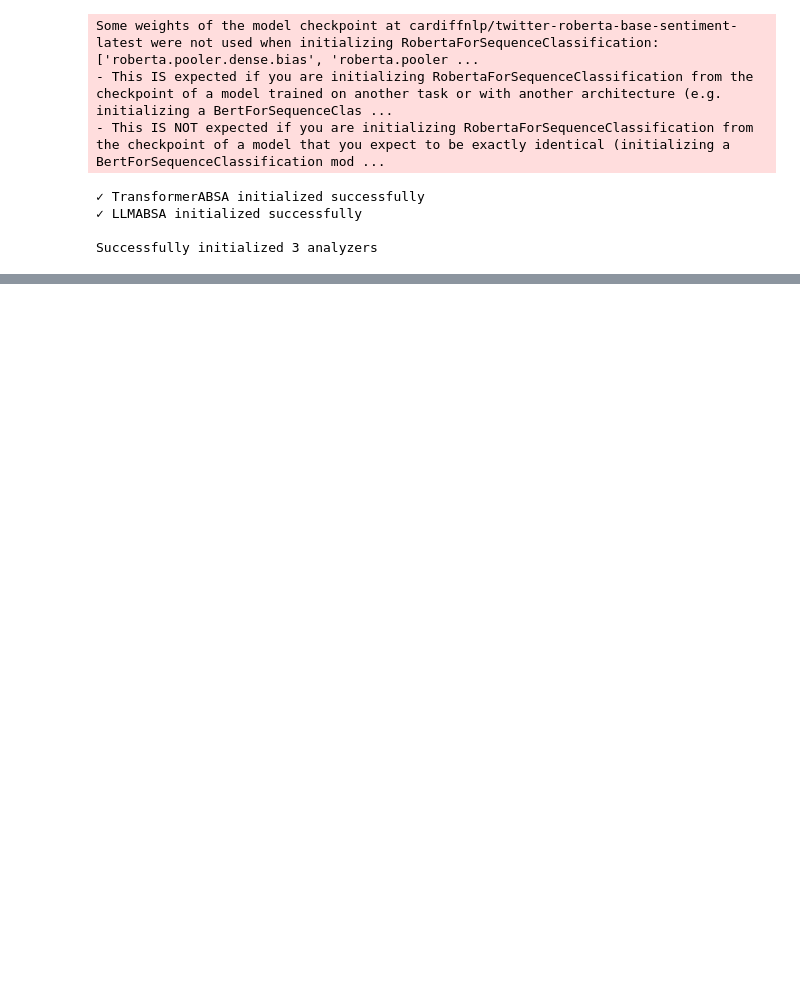
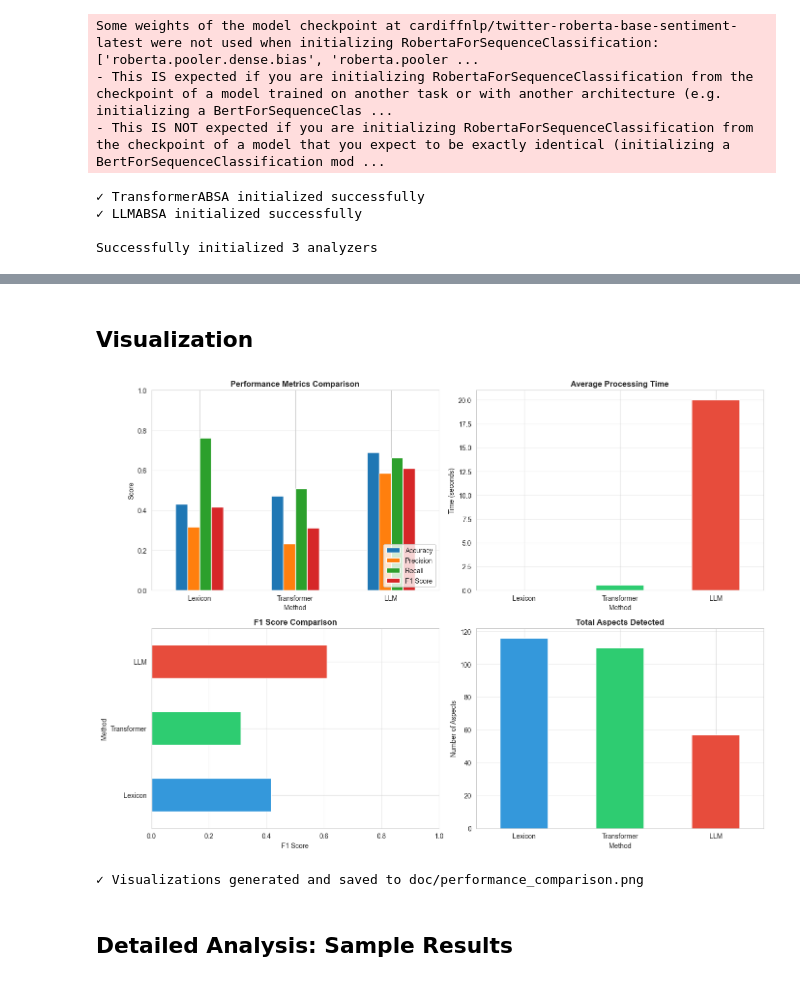
Before and after one commit to wjojf/dataAI6-LLM-project, a Jupyter notebook: notebooks/exploration.ipynb, the cells around one changed output, grey strips where cells are left out. Saved outputs shown, nothing was run; the diff lists cells and outputs as text; code cells hidden in the pictures; blank space fills up the shorter version.

```diff
--- a/notebooks/exploration.ipynb
+++ b/notebooks/exploration.ipynb
@@ -40,9 +96,9 @@ Let's initialize all three ABSA implementations:
 # %%
 analyzers = {}
-results = {}
 
-print("Initializing analyzers...")
+print("Initializing analyzers...\n")
 
+# Lexicon-based ABSA
 try:
     lexicon_analyzer = LexiconABSA()
     analyzers['Lexicon'] = lexicon_analyzer
@@ -50,6 +106,7 @@ try:
 except Exception as e:
     print(f"✗ LexiconABSA failed to initialize: {e}")
 
+# Transformer-based ABSA
 try:
     transformer_analyzer = TransformerABSA()
     analyzers['Transformer'] = transformer_analyzer
@@ -57,6 +114,7 @@ try:
 except Exception as e:
     print(f"✗ TransformerABSA failed to initialize: {e}")
 
+# LLM-based ABSA
 try:
     llm_analyzer = LLMABSA()
     analyzers['LLM'] = llm_analyzer
@@ -120,13 +145,15 @@ Let's test each analyzer individually on sample texts:
 # %%
+# Test on a few sample texts
 test_texts = [
     "The pizza was delicious but the service was terrible.",
     "The laptop has great performance and excellent battery life.",
     "The hotel room was clean and comfortable, but the WiFi was slow."
 ]
 
-for text in test_texts:
-    print(f"\nText: {text}")
-    print("-" * 50)
+for i, text in enumerate(test_texts, 1):
+    print(f"\n{'='*70}")
+    print(f"Test {i}: {text}")
+    print('='*70)
 
     for name, analyzer in analyzers.items():
         try:
@@ -134,10 +161,10 @@ for text in test_texts:
             results = analyzer.analyze(text)
             processing_time = time.time() - start_time
 
-            print(f"\n{name} Results ({processing_time:.3f}s):")
+            print(f"\n{name} ({processing_time:.3f}s):")
             if results:
                 for result in results:
-                    print(f"  - {result.aspect}: {result.sentiment} (confidence: {result.confidence:.3f})")
+                    print(f"  • {result.aspect}: {result.sentiment} (conf: {result.confidence:.2f})")
             else:
                 print("  No aspects found")
 
@@ -195,0 +327,44 @@ LLM Results (10.342s):
+# %% [markdown]
+## Visualization
+# %%
+# Create visualizations
+fig, axes = plt.subplots(2, 2, figsize=(14, 10))
+
+# Plot 1: Accuracy, Precision, Recall, F1
+metrics_df = comparison_df[['Accuracy', 'Precision', 'Recall', 'F1 Score']]
+metrics_df.plot(kind='bar', ax=axes[0, 0], rot=0)
+axes[0, 0].set_title('Performance Metrics Comparison', fontsize=12, fontweight='bold')
+axes[0, 0].set_ylabel('Score')
+axes[0, 0].set_ylim(0, 1.0)
+axes[0, 0].legend(loc='lower right')
+axes[0, 0].grid(axis='y', alpha=0.3)
+
+# Plot 2: Processing Time
+comparison_df['Avg Time (s)'].plot(kind='bar', ax=axes[0, 1], rot=0, color=['#3498db', '#2ecc71', '#e74c3c'])
+axes[0, 1].set_title('Average Processing Time', fontsize=12, fontweight='bold')
+axes[0, 1].set_ylabel('Time (seconds)')
+axes[0, 1].grid(axis='y', alpha=0.3)
+
+# Plot 3: F1 Score Comparison
+comparison_df['F1 Score'].plot(kind='barh', ax=axes[1, 0], color=['#3498db', '#2ecc71', '#e74c3c'])
+axes[1, 0].set_title('F1 Score Comparison', fontsize=12, fontweight='bold')
+axes[1, 0].set_xlabel('F1 Score')
+axes[1, 0].set_xlim(0, 1.0)
+axes[1, 0].grid(axis='x', alpha=0.3)
+
+# Plot 4: Total Aspects Found
+comparison_df['Total Aspects Found'].plot(kind='bar', ax=axes[1, 1], rot=0, color=['#3498db', '#2ecc71', '#e74c3c'])
+axes[1, 1].set_title('Total Aspects Detected', fontsize=12, fontweight='bold')
+axes[1, 1].set_ylabel('Number of Aspects')
+axes[1, 1].grid(axis='y', alpha=0.3)
+
+plt.tight_layout()
+plt.savefig('../doc/performance_comparison.png', dpi=300, bbox_inches='tight')
+plt.show()
+
+print("✓ Visualizations generated and saved to doc/performance_comparison.png")
+# %% [output]
+[figure, added]
+✓ Visualizations generated and saved to doc/performance_comparison.png
+# %% [markdown]
+## Detailed Analysis: Sample Results
```
Also changed, not shown: parts of 18 cells of this notebook, 5 other files.
